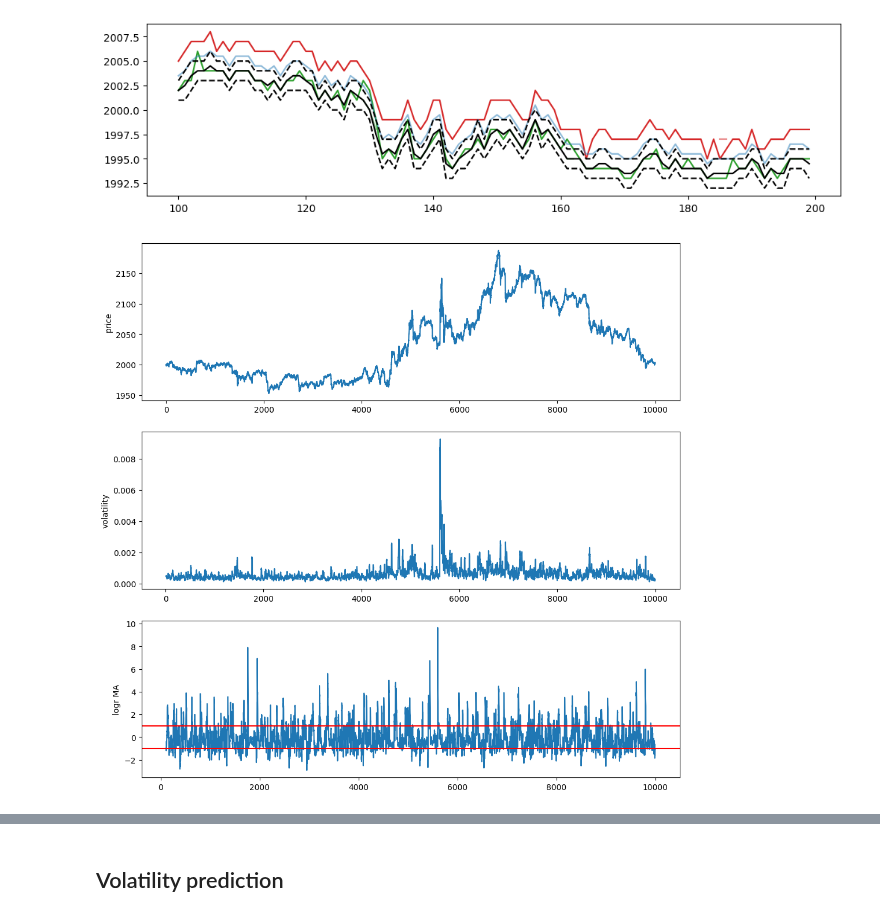
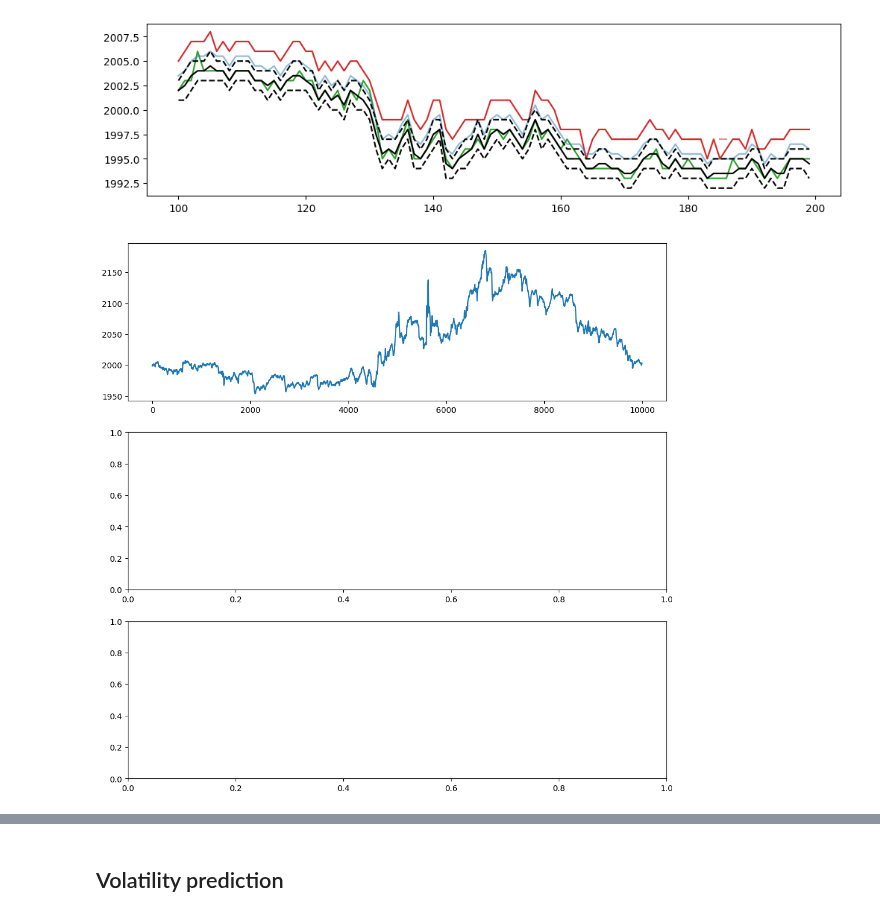
Before and after one commit to aemilani/imc-prosperity-3, a Jupyter notebook: notebooks/ink.ipynb, the cells around one changed output, grey strips where cells are left out. Saved outputs shown, nothing was run; the diff lists cells and outputs as text; code cells hidden in the pictures.

```diff
--- a/notebooks/ink.ipynb
+++ b/notebooks/ink.ipynb
@@ -214,35 +235,69 @@ plt.show()
 # %% [output]
 [figure]
 # %%
-train = prices['filtered_mid_price'].iloc[:prices.shape[0] // 3]
-valid = prices['filtered_mid_price'].iloc[prices.shape[0] // 3:prices.shape[0] // 3 * 2]
-test = prices['filtered_mid_price'].iloc[prices.shape[0] // 3 * 2:]
+train = prices['filtered_mid_price'].iloc[:prices.shape[0] // 3].rolling(5).mean().dropna().to_numpy()
+valid = prices['filtered_mid_price'].iloc[prices.shape[0] // 3:prices.shape[0] // 3 * 2].rolling(5).mean().dropna().to_numpy()
+test = prices['filtered_mid_price'].iloc[prices.shape[0] // 3 * 2:].rolling(5).mean().dropna().to_numpy()
 
-train_logr = np.log(train.shift(1) / train).dropna()
-valid_logr = np.log(valid.shift(1) / valid).dropna()
-test_logr = np.log(test.shift(1) / test).dropna()
+# train_roc = (train.shift(100) - train) / train
+# valid_roc = (valid.shift(100) - valid) / valid
+# test_roc = (test.shift(100) - test) / test
 
-train_logrr = np.log(train_logr.shift(1) / train_logr).dropna()
-valid_logrr = np.log(valid_logr.shift(1) / valid_logr).dropna()
-test_logrr = np.log(test_logr.shift(1) / test_logr).dropna()
+# train_roc = train.rolling(100).apply(lambda x: np.polyfit(np.arange(len(x)), x, deg=1)[0])
 
-train_vol = train_logr.rolling(10).std().dropna()
-valid_vol = valid_logr.rolling(10).std().dropna()
-test_vol = test_logr.rolling(10).std().dropna()
+# valid_roc = (valid.shift(100) - valid) / valid
+# test_roc = (test.shift(100) - test) / test
 
-train_vol_z = (train_vol - train_vol.rolling(100).mean()) / train_vol.rolling(100).std()
+# train_r = (train.shift(1) / train).dropna()
+# train_rr = (train_r.shift(1) / train_r).dropna()
+# valid_r = (valid.shift(1) / valid).dropna()
+# valid_rr = (valid_r.shift(1) / valid_r).dropna()
+# test_r = (test.shift(1) / test).dropna()
+# test_rr = (test_r.shift(1) / test_r).dropna()
 
-vol_thr = 1
+train_logr = np.log(train[1:] / train[:-1])
+valid_logr = np.log(valid[1:] / valid[:-1])
+test_logr = np.log(test[1:] / test[:-1])
+
+# train_logrr = np.log(train_logr.shift(1) / train_logr).dropna()
+# valid_logrr = np.log(valid_logr.shift(1) / valid_logr).dropna()
+# test_logrr = np.log(test_logr.shift(1) / test_logr).dropna()
+
+# train_vol = train_logr.rolling(10).std().dropna()
+# valid_vol = valid_logr.rolling(10).std().dropna()
+# test_vol = test_logr.rolling(10).std().dropna()
+
+# train_vol_z = (train_vol - train_vol.rolling(100).mean()) / train_vol.rolling(100).std()
+
+# vol_thr = 1
 
 fig, ax = plt.subplots(3, 1, figsize=(12, 12))
 ax[0].plot(train)
-ax[1].plot(train_vol)
-ax[2].plot(train_vol_z)
-ax[2].axhline(vol_thr, c='r')
-ax[2].axhline(-vol_thr, c='r')
-ax[0].set_ylabel('price')
-ax[1].set_ylabel('volatility')
-ax[2].set_ylabel('logr MA')
+# ax[0].plot(train.rolling(10).mean())
+# ax[0].plot(valid)
+# ax[0].plot(test)
+
+# ax[1].plot(train_roc)
+# ax[1].axhline(0, c='k')
+
+# ax[1].plot(train - train.rolling(10).mean())
+# ax[1].axhline(0, c='k')
+
+# ax[1].plot(valid_roc)
+# ax[1].plot(test_roc)
+# ax[1].plot(train_r)
+# ax[1].plot(valid_r)
+# ax[1].plot(test_r)
+# ax[2].plot(train_rr)
+# ax[2].plot(valid_rr)
+# ax[2].plot(test_rr)
+# ax[1].plot(train_vol)
+# ax[2].plot(train_vol_z)
+# ax[2].axhline(vol_thr, c='r')
+# ax[2].axhline(-vol_thr, c='r')
+# ax[0].set_ylabel('price')
+# ax[1].set_ylabel('volatility')
+# ax[2].set_ylabel('logr MA')
 plt.show()
 # %% [output]
-[figure, old version]
+[figure, new version]
```
Also changed, not shown: parts of 66 cells of this notebook, 13 other files.
